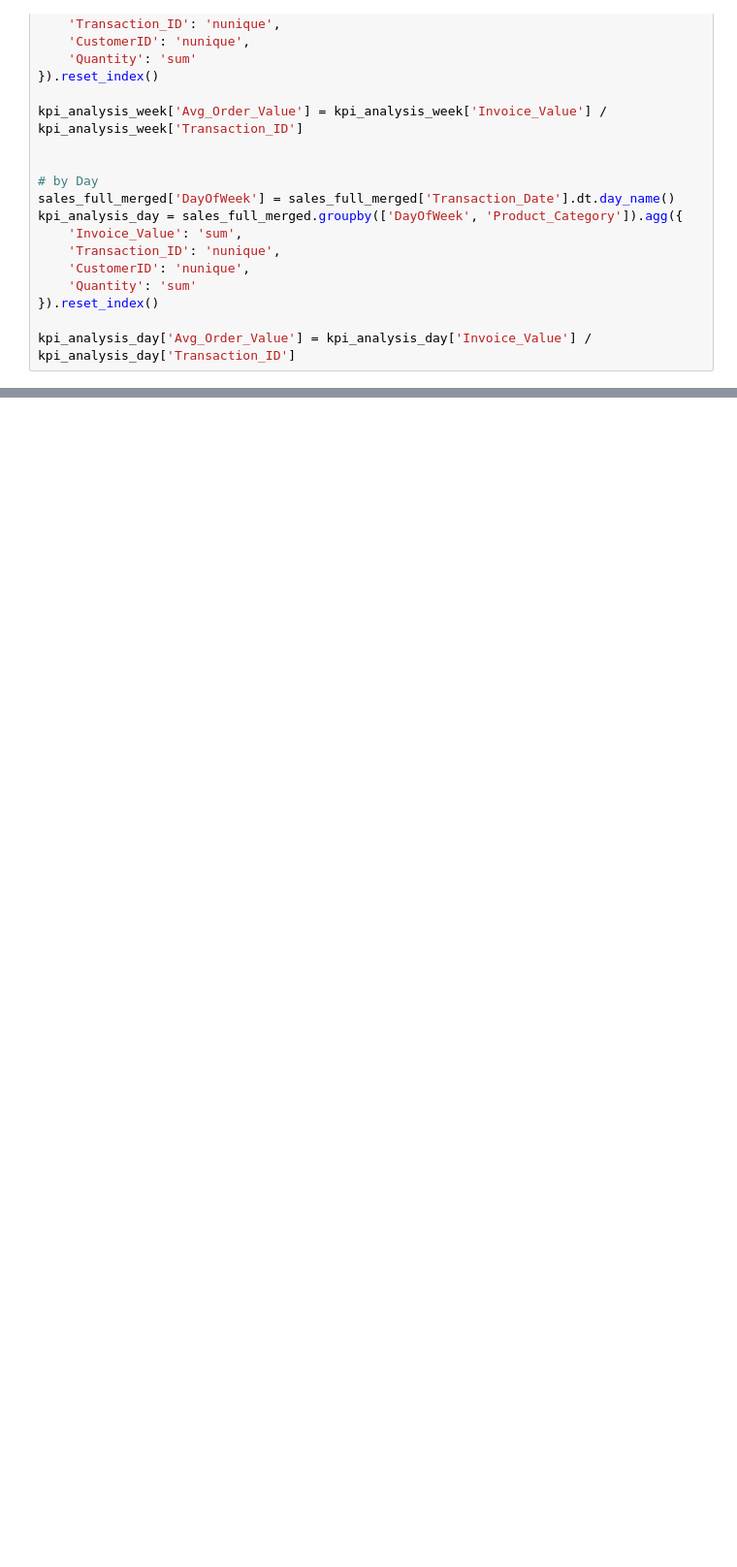
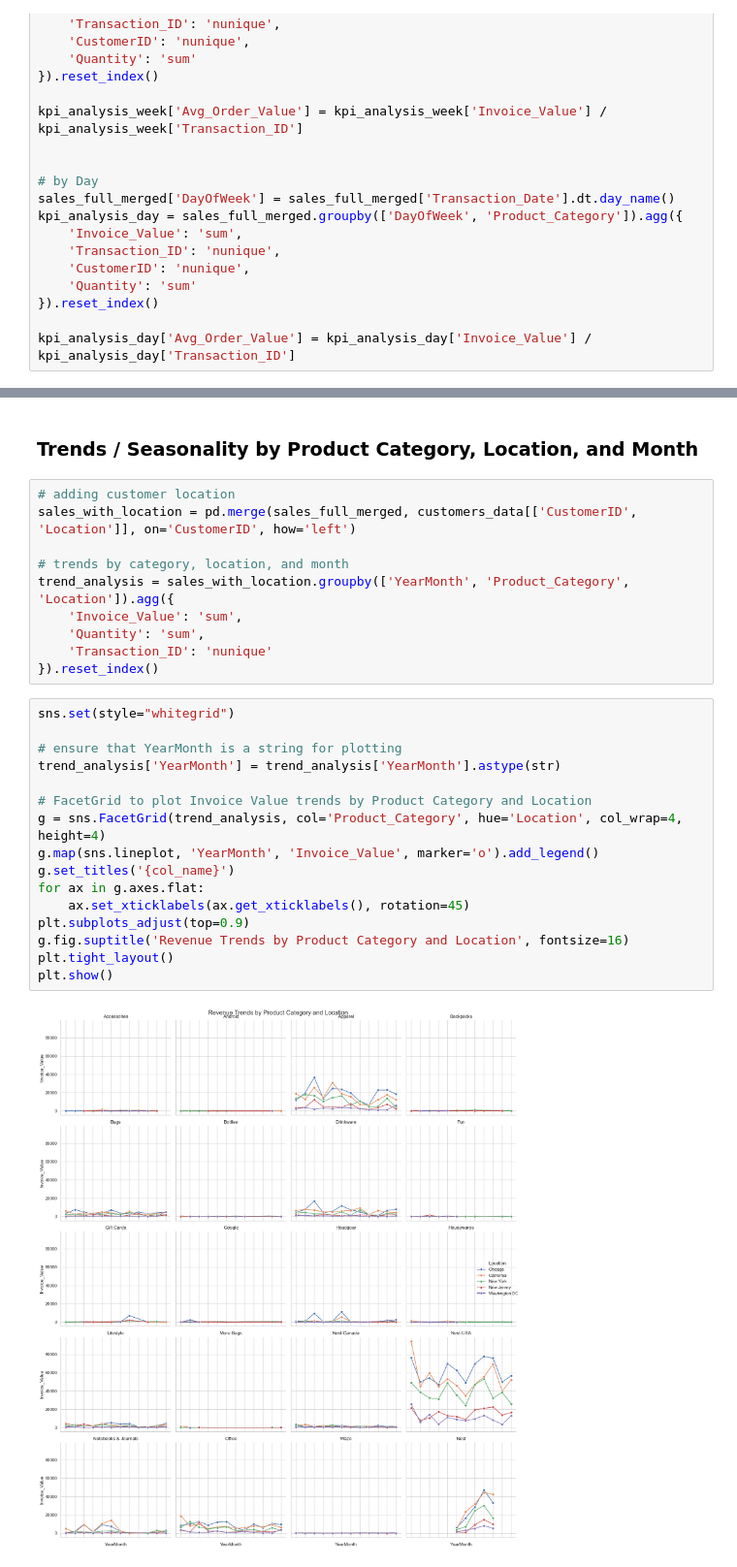
Before and after one commit to moraditya/finding-marketing-insights-Amazon, a Jupyter notebook: data-analysis/amazon-marketing-insights-EDA.ipynb, the cells around one changed output, grey strips where cells are left out. Shown at 97% size. Cells and saved outputs as stored; diff of their text form; blank space fills up the shorter version.

```diff
--- a/data-analysis/amazon-marketing-insights-EDA.ipynb
+++ b/data-analysis/amazon-marketing-insights-EDA.ipynb
@@ -283,0 +333,30 @@ kpi_analysis_day.head()
+# %% [markdown]
+### Trends / Seasonality by Product Category, Location, and Month
+# %%
+# adding customer location
+sales_with_location = pd.merge(sales_full_merged, customers_data[['CustomerID', 'Location']], on='CustomerID', how='left')
+
+# trends by category, location, and month
+trend_analysis = sales_with_location.groupby(['YearMonth', 'Product_Category', 'Location']).agg({
+    'Invoice_Value': 'sum',
+    'Quantity': 'sum',
+    'Transaction_ID': 'nunique'
+}).reset_index()
+# %%
+sns.set(style="whitegrid")
+
+# ensure that YearMonth is a string for plotting
+trend_analysis['YearMonth'] = trend_analysis['YearMonth'].astype(str)
+
+# FacetGrid to plot Invoice Value trends by Product Category and Location
+g = sns.FacetGrid(trend_analysis, col='Product_Category', hue='Location', col_wrap=4, height=4)
+g.map(sns.lineplot, 'YearMonth', 'Invoice_Value', marker='o').add_legend()
+g.set_titles('{col_name}')
+for ax in g.axes.flat:
+    ax.set_xticklabels(ax.get_xticklabels(), rotation=45)
+plt.subplots_adjust(top=0.9)
+g.fig.suptitle('Revenue Trends by Product Category and Location', fontsize=16)
+plt.tight_layout()
+plt.show()
+# %% [output]
+[figure, added]
```
Also changed, not shown: parts of 3 cells of this notebook.
